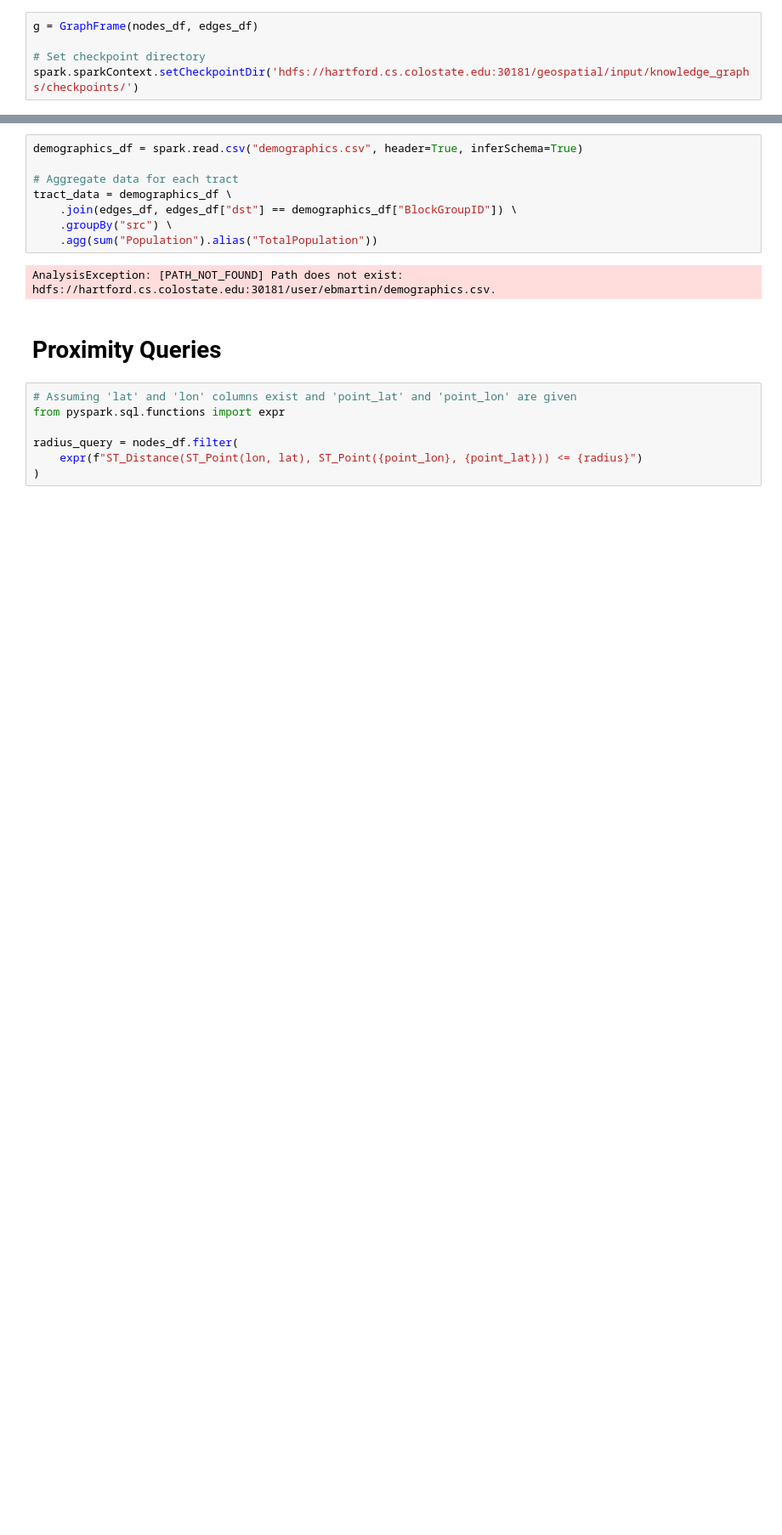
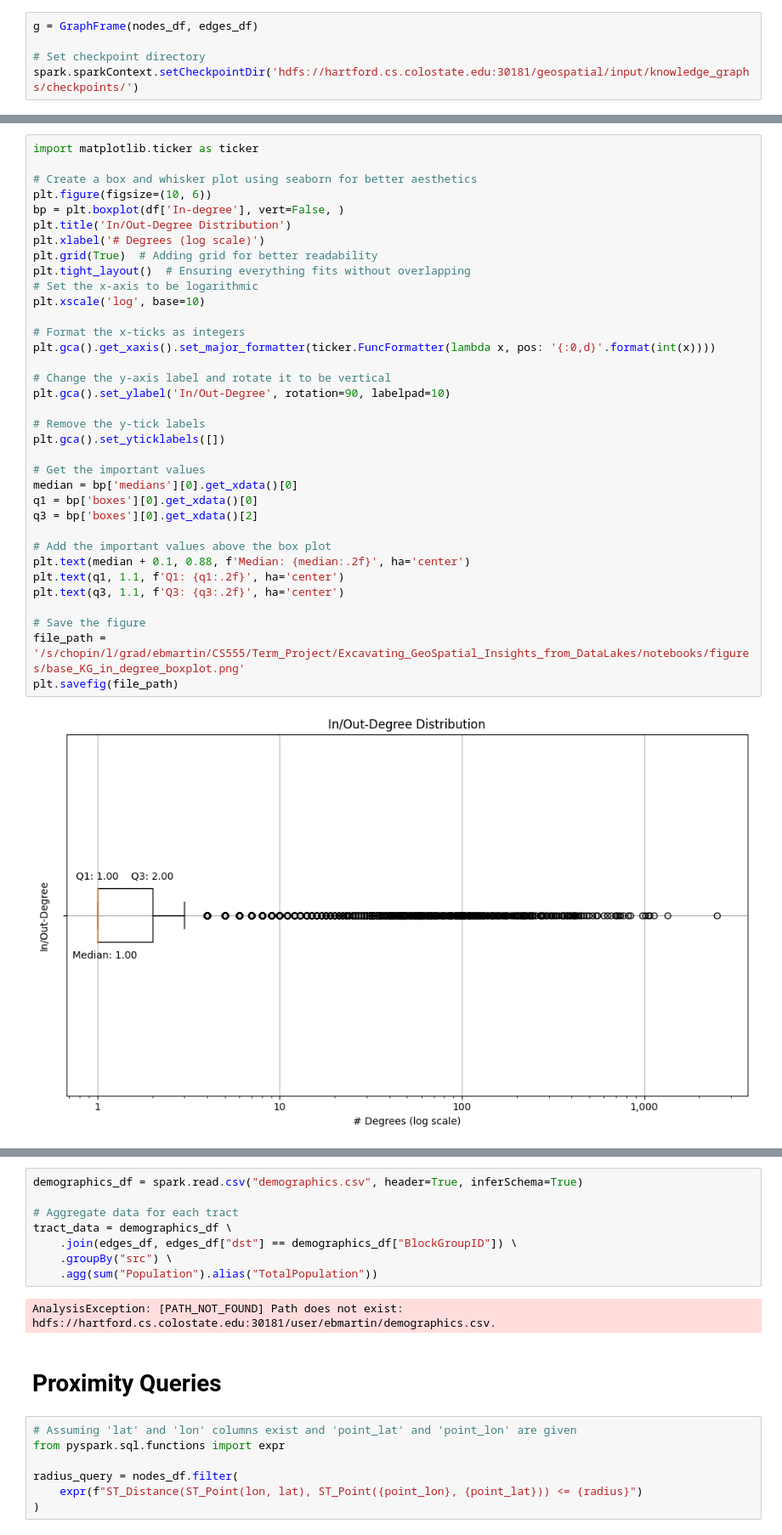
Before and after one commit to ebsmartin/Excavating_GeoSpatial_Insights_from_DataLakes, a Jupyter notebook: notebooks/GraphAnalysis.ipynb, the cells around one changed output, grey strips where cells are left out. Shown: that part at 85% size. Cells and saved outputs as stored; diff of their text form; blank space fills up the shorter version.

```diff
--- a/notebooks/GraphAnalysis.ipynb
+++ b/notebooks/GraphAnalysis.ipynb
@@ -171,0 +260,37 @@ only showing top 20 rows
+# %%
+import matplotlib.ticker as ticker
+
+# Create a box and whisker plot using seaborn for better aesthetics
+plt.figure(figsize=(10, 6))
+bp = plt.boxplot(df['In-degree'], vert=False, )
+plt.title('In/Out-Degree Distribution')
+plt.xlabel('# Degrees (log scale)')
+plt.grid(True)  # Adding grid for better readability
+plt.tight_layout()  # Ensuring everything fits without overlapping
+# Set the x-axis to be logarithmic
+plt.xscale('log', base=10)
+
+# Format the x-ticks as integers
+plt.gca().get_xaxis().set_major_formatter(ticker.FuncFormatter(lambda x, pos: '{:0,d}'.format(int(x))))
+
+# Change the y-axis label and rotate it to be vertical
+plt.gca().set_ylabel('In/Out-Degree', rotation=90, labelpad=10)
+
+# Remove the y-tick labels
+plt.gca().set_yticklabels([])
+
+# Get the important values
+median = bp['medians'][0].get_xdata()[0]
+q1 = bp['boxes'][0].get_xdata()[0]
+q3 = bp['boxes'][0].get_xdata()[2]
+
+# Add the important values above the box plot
+plt.text(median + 0.1, 0.88, f'Median: {median:.2f}', ha='center')
+plt.text(q1, 1.1, f'Q1: {q1:.2f}', ha='center')
+plt.text(q3, 1.1, f'Q3: {q3:.2f}', ha='center')
+
+# Save the figure
+file_path = '/s/chopin/l/grad/ebmartin/CS555/Term_Project/Excavating_GeoSpatial_Insights_from_DataLakes/notebooks/figures/base_KG_in_degree_boxplot.png'
+plt.savefig(file_path)
+# %% [output]
+[figure, added]
```
Also changed, not shown: parts of 37 cells of this notebook, 5 other files.
